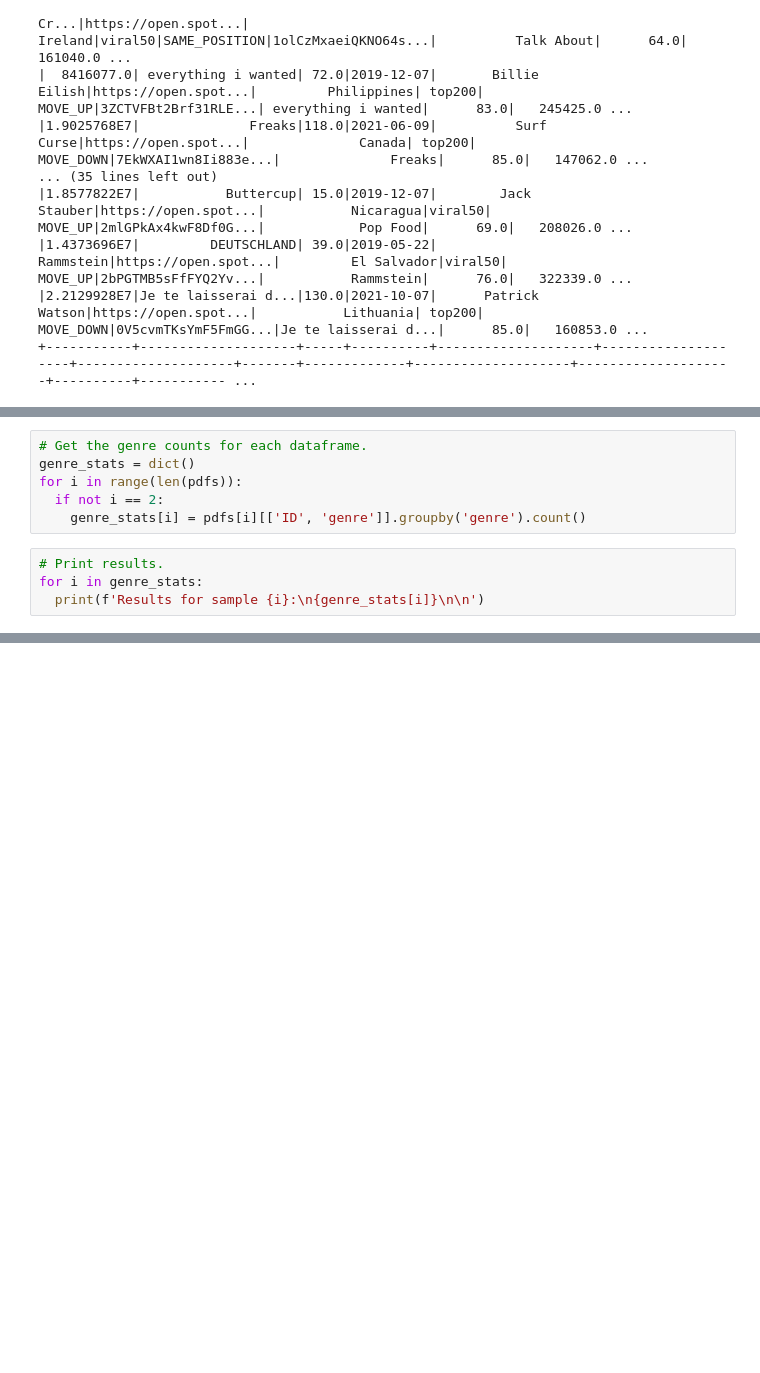
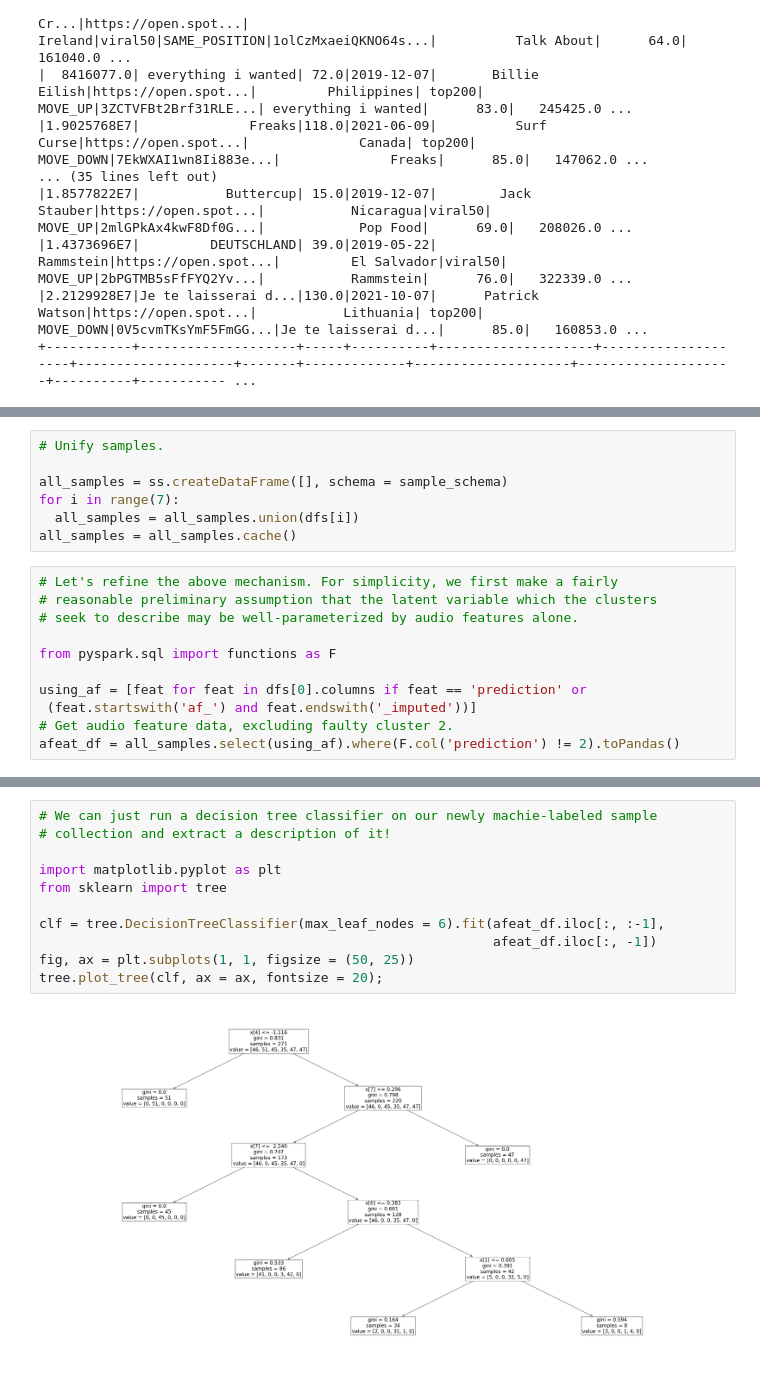
Before and after one commit to izDizR34567yN/DSC232R-GroupProject, a Jupyter notebook: samples.ipynb, the cells around one changed output, grey strips where cells are left out. Drawn from its saved outputs; the diff is of its cells as text; blank space fills up the shorter version.

```diff
--- a/samples.ipynb
+++ b/samples.ipynb
@@ -189,10 +169,0 @@ for df in dfs:
-# %%
-# Get the genre counts for each dataframe.
-genre_stats = dict()
-for i in range(len(pdfs)):
-  if not i == 2:
-    genre_stats[i] = pdfs[i][['ID', 'genre']].groupby('genre').count()
-# %%
-# Print results.
-for i in genre_stats:
-  print(f'Results for sample {i}:\n{genre_stats[i]}\n\n')
@@ -219,0 +170,18 @@ This first evaluation of our clusters is based on a simple, preliminary, arbitra
+# %%
+# Unify samples.
+
+all_samples = ss.createDataFrame([], schema = sample_schema)
+for i in range(7):
+  all_samples = all_samples.union(dfs[i])
+all_samples = all_samples.cache()
+# %%
+# Let's refine the above mechanism. For simplicity, we first make a fairly
+# reasonable preliminary assumption that the latent variable which the clusters
+# seek to describe may be well-parameterized by audio features alone.
+
+from pyspark.sql import functions as F
+
+using_af = [feat for feat in dfs[0].columns if feat == 'prediction' or
+ (feat.startswith('af_') and feat.endswith('_imputed'))]
+# Get audio feature data, excluding faulty cluster 2.
+afeat_df = all_samples.select(using_af).where(F.col('prediction') != 2).toPandas()
@@ -219,0 +225,13 @@ This first evaluation of our clusters is based on a simple, preliminary, arbitra
+# %%
+# We can just run a decision tree classifier on our newly machie-labeled sample
+# collection and extract a description of it!
+
+import matplotlib.pyplot as plt
+from sklearn import tree
+
+clf = tree.DecisionTreeClassifier(max_leaf_nodes = 6).fit(afeat_df.iloc[:, :-1],
+                                                          afeat_df.iloc[:, -1])
+fig, ax = plt.subplots(1, 1, figsize = (50, 25))
+tree.plot_tree(clf, ax = ax, fontsize = 20);
+# %% [output]
+[figure, added]
```
Also changed, not shown: parts of 10 cells of this notebook.
